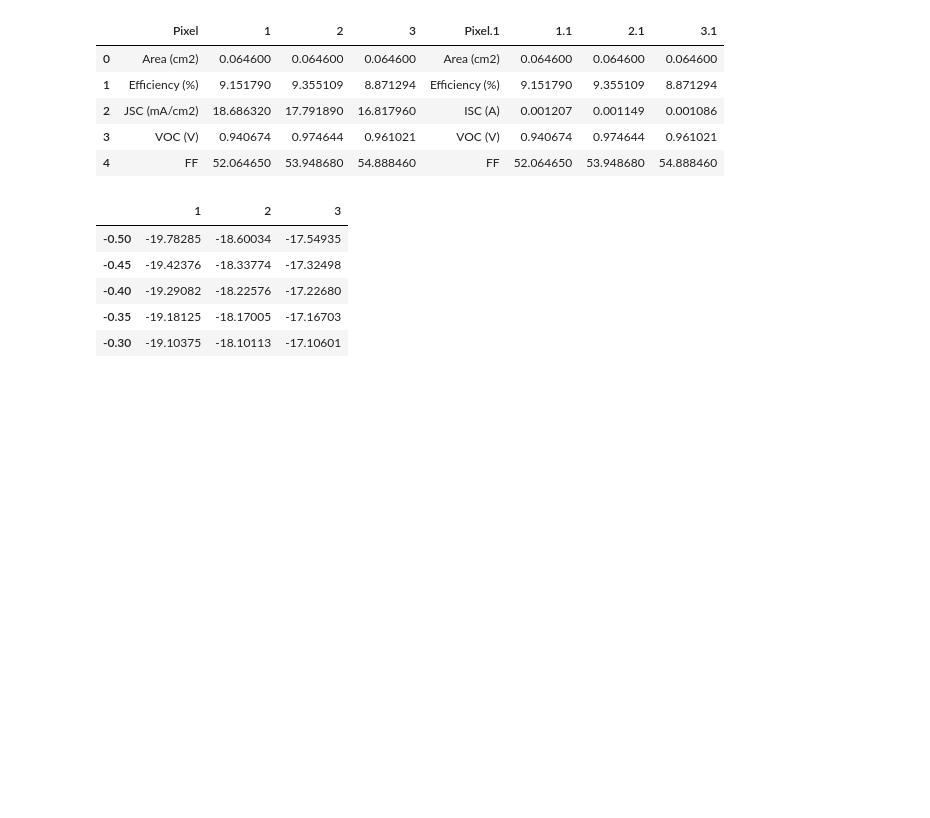
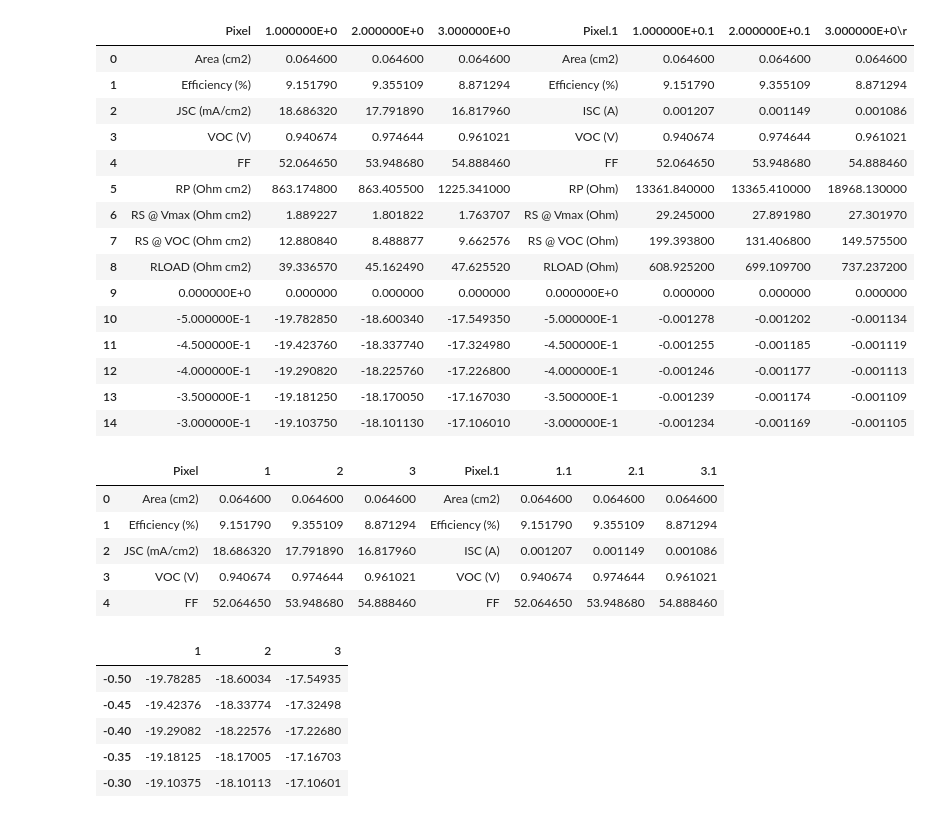
Before and after one commit to nataliemica/Solar-PV-JV-fitting, a Jupyter notebook: notebooks/JV_fitting.ipynb, the cells around one changed output. Cells and saved outputs as stored; diff of their text form; code cells hidden in the pictures; blank space fills up the shorter version.

Commit message:
fixing data path

```diff
--- a/notebooks/JV_fitting.ipynb
+++ b/notebooks/JV_fitting.ipynb
@@ -35,9 +39,27 @@ window.mainloop()
 # %%
 path = %pwd
+path = path.replace('\\notebooks','')
 corrected_path = path.replace('\\', '/')
 
-data = pd.read_table(corrected_path+'/data/example.txt', delimiter='\t', lineterminator='\n')
+data = pd.read_table(path+'/data/example.txt', delimiter='\t', lineterminator='\n')
 data.head(15)
+# %% [output]
+|  | Pixel | 1.000000E+0 | 2.000000E+0 | 3.000000E+0 | Pixel.1 | 1.000000E+0.1 | 2.000000E+0.1 | 3.000000E+0\r |
+| 0 | Area (cm2) | 0.064600 | 0.064600 | 0.064600 | Area (cm2) | 0.064600 | 0.064600 | 0.064600 |
+| 1 | Efficiency (%) | 9.151790 | 9.355109 | 8.871294 | Efficiency (%) | 9.151790 | 9.355109 | 8.871294 |
+| 2 | JSC (mA/cm2) | 18.686320 | 17.791890 | 16.817960 | ISC (A) | 0.001207 | 0.001149 | 0.001086 |
+| 3 | VOC (V) | 0.940674 | 0.974644 | 0.961021 | VOC (V) | 0.940674 | 0.974644 | 0.961021 |
+| 4 | FF | 52.064650 | 53.948680 | 54.888460 | FF | 52.064650 | 53.948680 | 54.888460 |
+| 5 | RP (Ohm cm2) | 863.174800 | 863.405500 | 1225.341000 | RP (Ohm) | 13361.840000 | 13365.410000 | 18968.130000 |
+| 6 | RS @ Vmax (Ohm cm2) | 1.889227 | 1.801822 | 1.763707 | RS @ Vmax (Ohm) | 29.245000 | 27.891980 | 27.301970 |
+| 7 | RS @ VOC (Ohm cm2) | 12.880840 | 8.488877 | 9.662576 | RS @ VOC (Ohm) | 199.393800 | 131.406800 | 149.575500 |
+| 8 | RLOAD (Ohm cm2) | 39.336570 | 45.162490 | 47.625520 | RLOAD (Ohm) | 608.925200 | 699.109700 | 737.237200 |
+| 9 | 0.000000E+0 | 0.000000 | 0.000000 | 0.000000 | 0.000000E+0 | 0.000000 | 0.000000 | 0.000000 |
+| 10 | -5.000000E-1 | -19.782850 | -18.600340 | -17.549350 | -5.000000E-1 | -0.001278 | -0.001202 | -0.001134 |
+| 11 | -4.500000E-1 | -19.423760 | -18.337740 | -17.324980 | -4.500000E-1 | -0.001255 | -0.001185 | -0.001119 |
+| 12 | -4.000000E-1 | -19.290820 | -18.225760 | -17.226800 | -4.000000E-1 | -0.001246 | -0.001177 | -0.001113 |
+| 13 | -3.500000E-1 | -19.181250 | -18.170050 | -17.167030 | -3.500000E-1 | -0.001239 | -0.001174 | -0.001109 |
+| 14 | -3.000000E-1 | -19.103750 | -18.101130 | -17.106010 | -3.000000E-1 | -0.001234 | -0.001169 | -0.001105 |
 # %%
 header = ['Pixel','1','2','3','Pixel.1','1.1','2.1','3.1']
 data.columns = header
```
Also changed, not shown: parts of 1 cell of this notebook.
